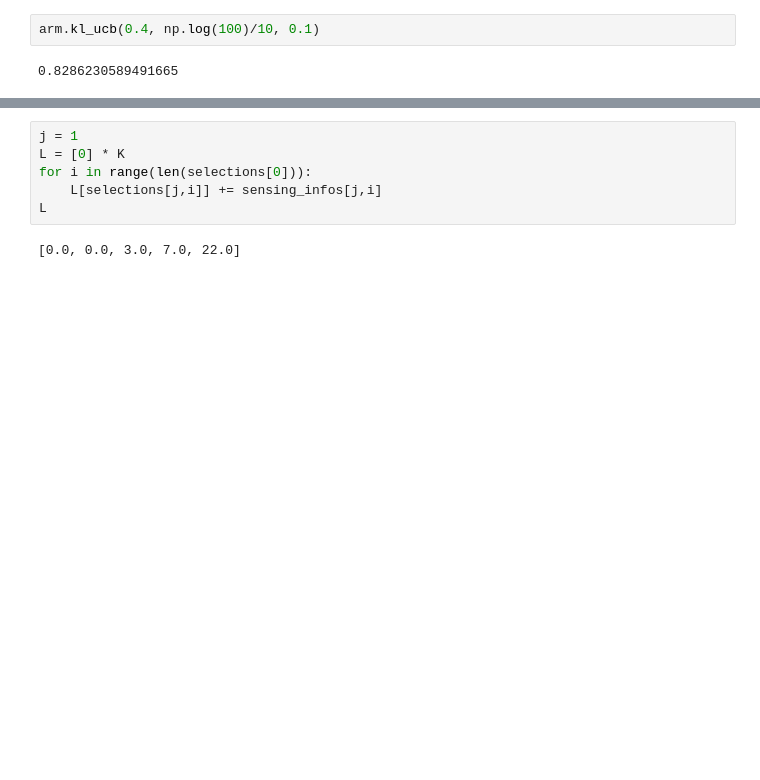
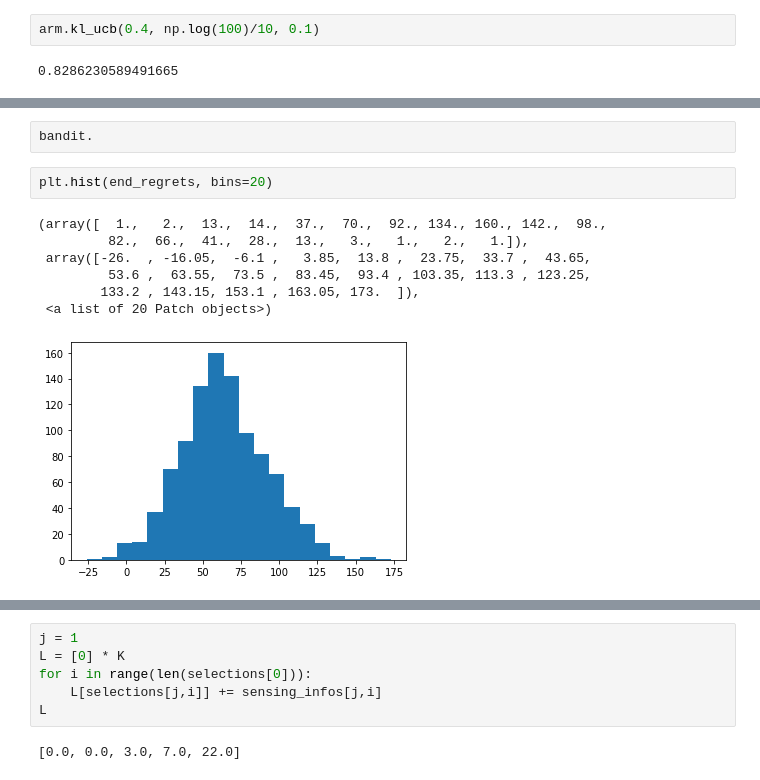
Before and after one commit to juliennonin/multiplayer-bandits, a Jupyter notebook: sandbox.ipynb, the cells around one changed output, grey strips where cells are left out. Saved outputs shown, nothing was run; the diff lists cells and outputs as text; blank space fills up the shorter version.

```diff
--- a/sandbox.ipynb
+++ b/sandbox.ipynb
@@ -52,0 +156,12 @@ selections, collisions, sensing_infos = multiplayer_env(bandit, players, 44)
+# %%
+bandit.
+# %%
+plt.hist(end_regrets, bins=20)
+# %% [output]
+(array([  1.,   2.,  13.,  14.,  37.,  70.,  92., 134., 160., 142.,  98.,
+         82.,  66.,  41.,  28.,  13.,   3.,   1.,   2.,   1.]),
+ array([-26.  , -16.05,  -6.1 ,   3.85,  13.8 ,  23.75,  33.7 ,  43.65,
+         53.6 ,  63.55,  73.5 ,  83.45,  93.4 , 103.35, 113.3 , 123.25,
+        133.2 , 143.15, 153.1 , 163.05, 173.  ]),
+ <a list of 20 Patch objects>)
+[figure, added]
```
Also changed, not shown: parts of 23 cells of this notebook, 4 other files.
